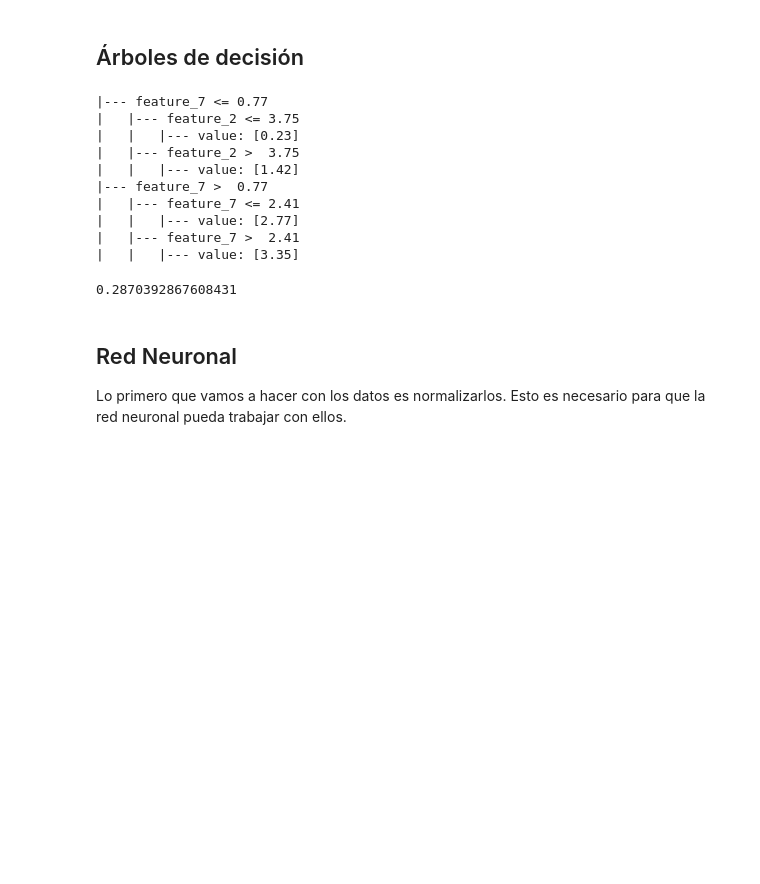
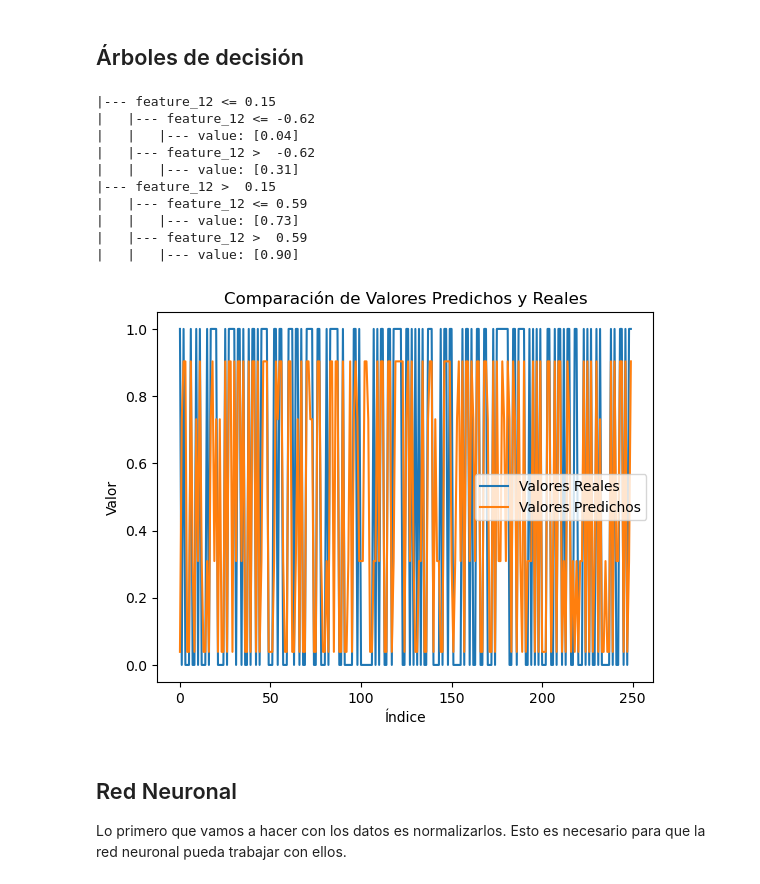
Before and after one commit to IgnaciosConQueso/SI, a Jupyter notebook: practica.ipynb, the cells around one changed output. Cells and saved outputs as stored; diff of their text form; code cells hidden in the pictures; blank space fills up the shorter version.

Commit message:
Medio hecho lo de las graficas, hay que revisarlo

```diff
--- a/practica.ipynb
+++ b/practica.ipynb
@@ -338,27 +359,52 @@ Prediccion
 # %% [markdown]
 ## Árboles de decisión
-# %%
-from sklearn.tree import DecisionTreeRegressor
-from sklearn.tree import export_text
-
-decision_tree = DecisionTreeRegressor(random_state=0, max_depth=2)
-
-decision_tree = decision_tree.fit(X_train, y_train)
-r = export_text(decision_tree)
-print(r)
-decision_tree.score(X_test, y_test)
-# %% [output]
-|--- feature_7 <= 0.77
-|   |--- feature_2 <= 3.75
-|   |   |--- value: [0.23]
-|   |--- feature_2 >  3.75
-|   |   |--- value: [1.42]
-|--- feature_7 >  0.77
-|   |--- feature_7 <= 2.41
-|   |   |--- value: [2.77]
-|   |--- feature_7 >  2.41
-|   |   |--- value: [3.35]
-0.2870392867608431
+# %%
+from sklearn.tree import DecisionTreeRegressor
+from sklearn.tree import export_text
+
+decision_tree = DecisionTreeRegressor(random_state=0, max_depth=2)
+
+decision_tree = decision_tree.fit(X_train, y_train)
+
+r = export_text(decision_tree)
+print(r)
+decision_tree.score(X_test, y_test)
+
+import matplotlib.pyplot as plt
+
+# Crear una lista con los índices de los datos de prueba
+tree_prediction = decision_tree.predict(X_test)
+indices = range(len(tree_prediction))
+
+# Crear la figura y los ejes
+fig, ax = plt.subplots()
+
+# Graficar los valores reales
+ax.plot(indices, y_test, label='Valores Reales')
+
+# Graficar los valores predichos
+ax.plot(indices, tree_prediction, label='Valores Predichos')
+
+# Configurar los ejes y la leyenda
+ax.set_xlabel('Índice')
+ax.set_ylabel('Valor')
+ax.set_title('Comparación de Valores Predichos y Reales')
+ax.legend()
+
+# Mostrar la gráfica
+plt.show()
+# %% [output]
+|--- feature_12 <= 0.15
+|   |--- feature_12 <= -0.62
+|   |   |--- value: [0.04]
+|   |--- feature_12 >  -0.62
+|   |   |--- value: [0.31]
+|--- feature_12 >  0.15
+|   |--- feature_12 <= 0.59
+|   |   |--- value: [0.73]
+|   |--- feature_12 >  0.59
+|   |   |--- value: [0.90]
+[figure, added]
 # %% [markdown]
 ## Red Neuronal
 
```
Also changed, not shown: parts of 4 cells of this notebook.
